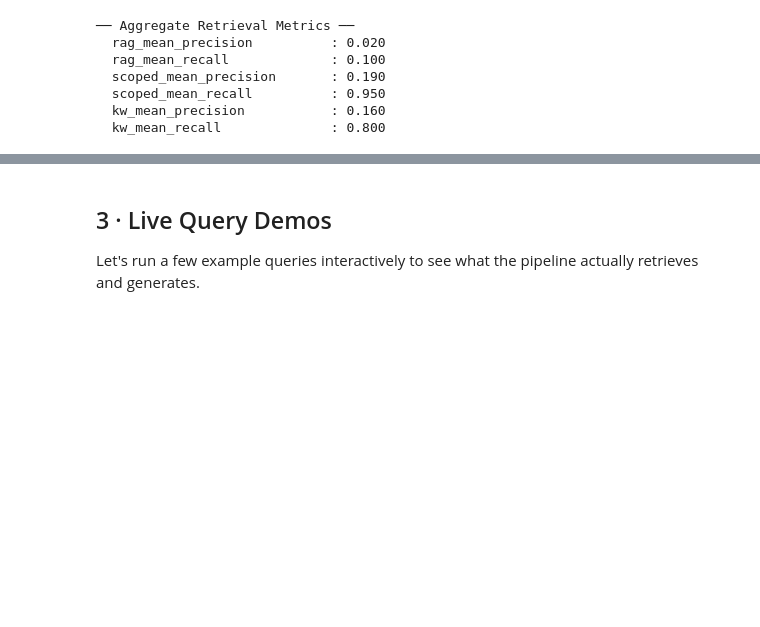
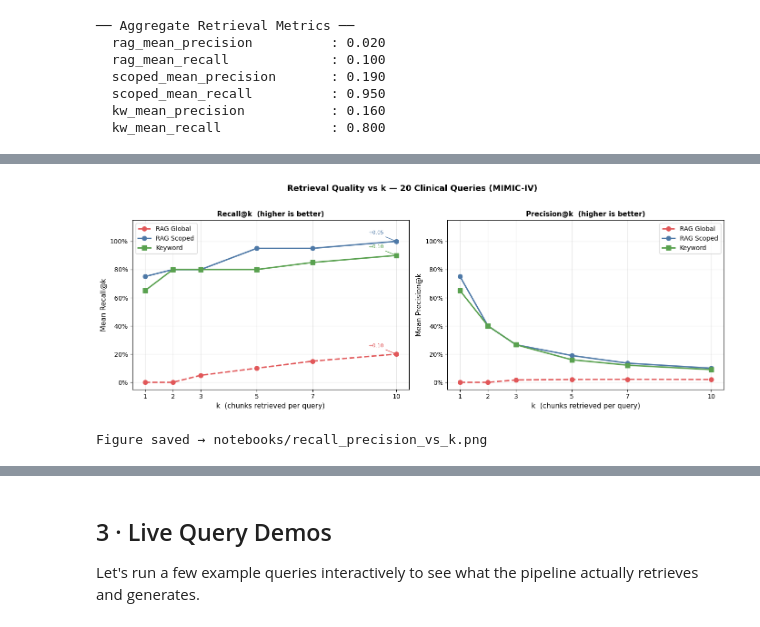
Before and after one commit to pratrt141098/cdss, a Jupyter notebook: notebooks/CDSS_Evaluation_Walkthrough.ipynb, the cells around one changed output, grey strips where cells are left out. Saved outputs shown, nothing was run; the diff lists cells and outputs as text; code cells hidden in the pictures; blank space fills up the shorter version.

```diff
--- a/notebooks/CDSS_Evaluation_Walkthrough.ipynb
+++ b/notebooks/CDSS_Evaluation_Walkthrough.ipynb
@@ -185,0 +288,58 @@ for k, v in ret_agg.items():
+# %%
+# ── Recall@k and Precision@k line charts ────────────────────────────────────
+import matplotlib.pyplot as plt
+import matplotlib.ticker as mticker
+
+STRATEGY_STYLE = {
+    "RAG Global": ("rag_mean_recall",    "rag_mean_precision",    "#e15759", "o", "--"),
+    "RAG Scoped": ("scoped_mean_recall", "scoped_mean_precision", "#4e79a7", "o", "-"),
+    "Keyword":    ("kw_mean_recall",     "kw_mean_precision",     "#59a14f", "s", "-"),
+}
+
+fig, (ax_r, ax_p) = plt.subplots(1, 2, figsize=(14, 5))
+fig.suptitle(
+    "Retrieval Quality vs k — 20 Clinical Queries (MIMIC-IV)",
+    fontsize=13, fontweight="bold", y=1.02
+)
+
+for label, (r_key, p_key, color, marker, ls) in STRATEGY_STYLE.items():
+    recalls    = [sweep_agg[k][r_key] for k in K_VALUES]
+    precisions = [sweep_agg[k][p_key] for k in K_VALUES]
+
+    ax_r.plot(K_VALUES, recalls,    marker=marker, color=color, linestyle=ls,
+              linewidth=2.2, markersize=7, label=label)
+    ax_p.plot(K_VALUES, precisions, marker=marker, color=color, linestyle=ls,
+              linewidth=2.2, markersize=7, label=label)
+
+# Annotate the k=5 vs k=10 gap on recall chart
+for label, (r_key, _, color, _, _) in STRATEGY_STYLE.items():
+    r5  = sweep_agg[5][r_key]
+    r10 = sweep_agg[10][r_key]
+    if r10 - r5 > 0.001:
+        ax_r.annotate(
+            f"+{r10-r5:.2f}",
+            xy=(10, r10), xytext=(9.0, r10 + 0.05),
+            fontsize=8, color=color,
+            arrowprops=dict(arrowstyle="-", color=color, lw=1),
+        )
+
+for ax, ylabel, title in [
+    (ax_r, "Mean Recall@k",    "Recall@k  (higher is better)"),
+    (ax_p, "Mean Precision@k", "Precision@k  (higher is better)"),
+]:
+    ax.set_xlabel("k  (chunks retrieved per query)", fontsize=11)
+    ax.set_ylabel(ylabel, fontsize=11)
+    ax.set_title(title, fontsize=11, fontweight="semibold")
+    ax.set_xticks(K_VALUES)
+    ax.yaxis.set_major_formatter(mticker.PercentFormatter(1.0))
+    ax.legend(fontsize=10)
+    ax.grid(True, alpha=0.3)
+    ax.set_ylim(-0.05, 1.15)
+
+plt.tight_layout()
+plt.savefig("notebooks/recall_precision_vs_k.png", dpi=150, bbox_inches="tight")
+plt.show()
+print("Figure saved → notebooks/recall_precision_vs_k.png")
+# %% [output]
+[figure, added]
+Figure saved → notebooks/recall_precision_vs_k.png
```
Also changed, not shown: parts of 16 cells of this notebook, 44 other files.
